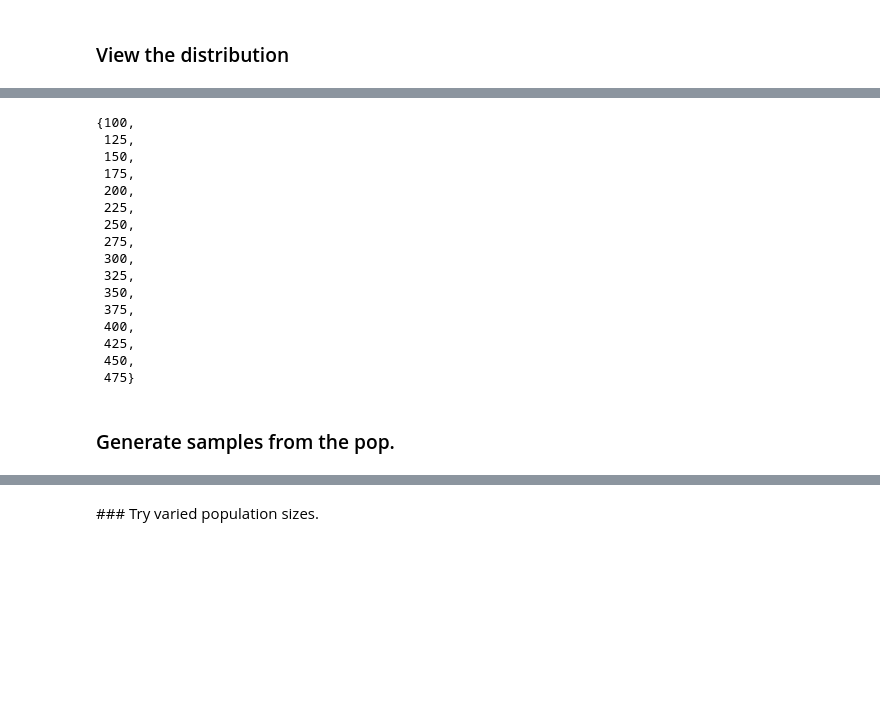
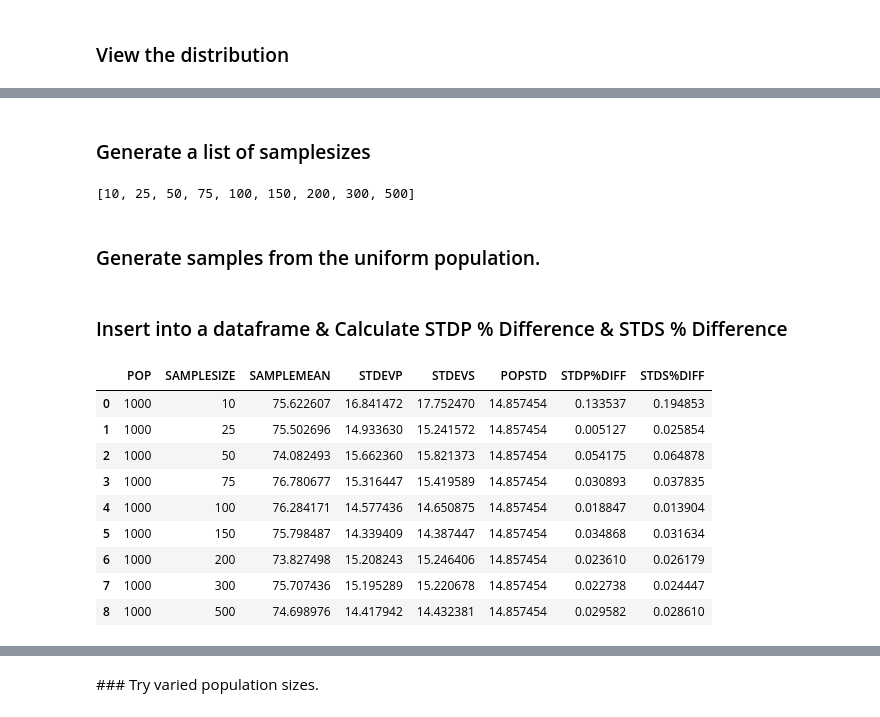
Before and after one commit to fionaoriordan/MLS_Tasks, a Jupyter notebook: Tasks.ipynb, the cells around one changed output, grey strips where cells are left out. Drawn from its saved outputs; the diff is of its cells as text; code cells hidden in the pictures; blank space fills up the shorter version.

```diff
--- a/Tasks.ipynb
+++ b/Tasks.ipynb
@@ -425,24 +395,11 @@ For the randomly generated normal distribution of size 10000, the population has
-# %%
-# samplesizes = set(range(50, 500, 25))
-samplesizes = set(range(100, 500, 25))
-samplesizes
-# %% [output]
-{100,
- 125,
- 150,
- 175,
- 200,
- 225,
- 250,
- 275,
- 300,
- 325,
- 350,
- 375,
- 400,
- 425,
- 450,
- 475}
+# %% [markdown]
+### Generate a list of samplesizes
+# %%
+# create an array of sample sizes.
+samplesizes = [10,25,50,75, 100,150,200,300, 500]
+samplesizes
+# %% [output]
+[10, 25, 50, 75, 100, 150, 200, 300, 500]
 # %% [markdown]
-### Generate samples from the pop.
+### Generate samples from the uniform population.
 # %%
@@ -461,9 +417,24 @@ for samplesize in samplesizes:
+# %% [markdown]
+###  Insert into a dataframe & Calculate STDP % Difference & STDS % Difference
 # %%
-# data1 = np.array(list(mylist))
-df = pd.DataFrame(mylist, columns=["POP","SAMPLESIZE","STDN", "STDN-1"])
+# data = np.array(list(sampleresults))
+df = pd.DataFrame(sampleresults, columns=["POP","SAMPLESIZE","SAMPLEMEAN","STDEVP", "STDEVS"])
 df['POPSTD'] = popstd
 #  adapted from https://stackoverflow.com/a/48867801
-
-df['STDP%DIFF'] = ((df['STDN'] - df['POPSTD']).abs())/df['POPSTD']
-df['STDS%DIFF'] = ((df['STDN-1'] - df['POPSTD']).abs())/df['POPSTD']
-dfsorted = df.sort_values(by=['SAMPLESIZE'])
+# calculate % difference between popstd and STD
+df['STDP%DIFF'] = ((df['STDEVP'] - df['POPSTD']).abs())/df['POPSTD']
+df['STDS%DIFF'] = ((df['STDEVS'] - df['POPSTD']).abs())/df['POPSTD']
+# dfsorted = df.sort_values(by=['SAMPLESIZE'])
+# dfsorted
+df
+# %% [output]
+|  | POP | SAMPLESIZE | SAMPLEMEAN | STDEVP | STDEVS | POPSTD | STDP%DIFF | STDS%DIFF |
+| 0 | 1000 | 10 | 75.622607 | 16.841472 | 17.752470 | 14.857454 | 0.133537 | 0.194853 |
+| 1 | 1000 | 25 | 75.502696 | 14.933630 | 15.241572 | 14.857454 | 0.005127 | 0.025854 |
+| 2 | 1000 | 50 | 74.082493 | 15.662360 | 15.821373 | 14.857454 | 0.054175 | 0.064878 |
+| 3 | 1000 | 75 | 76.780677 | 15.316447 | 15.419589 | 14.857454 | 0.030893 | 0.037835 |
+| 4 | 1000 | 100 | 76.284171 | 14.577436 | 14.650875 | 14.857454 | 0.018847 | 0.013904 |
+| 5 | 1000 | 150 | 75.798487 | 14.339409 | 14.387447 | 14.857454 | 0.034868 | 0.031634 |
+| 6 | 1000 | 200 | 73.827498 | 15.208243 | 15.246406 | 14.857454 | 0.023610 | 0.026179 |
+| 7 | 1000 | 300 | 75.707436 | 15.195289 | 15.220678 | 14.857454 | 0.022738 | 0.024447 |
+| 8 | 1000 | 500 | 74.698976 | 14.417942 | 14.432381 | 14.857454 | 0.029582 | 0.028610 |
```
Also changed, not shown: parts of 31 cells of this notebook.
